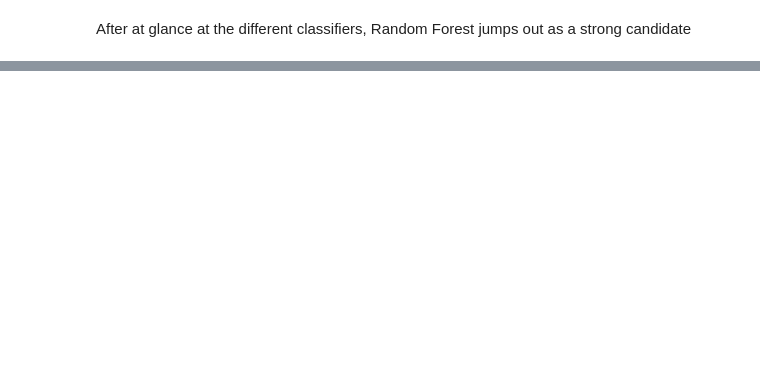
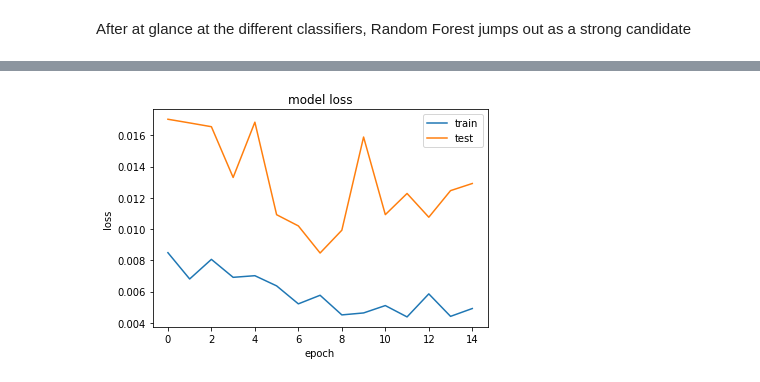
Before and after one commit to blane07/altantic-hurricane-paths, a Jupyter notebook: Model.ipynb, the cells around one changed output, grey strips where cells are left out. Saved outputs shown, nothing was run; the diff lists cells and outputs as text; code cells hidden in the pictures; blank space fills up the shorter version.

```diff
--- a/Model.ipynb
+++ b/Model.ipynb
@@ -24,8 +26,7 @@ df.drop('Unnamed: 0', axis=1, inplace=True)
 # %% [markdown]
 Set independent and dependent variables
 # %%
-df = df.sample(n=10000)
-ros = RandomOverSampler(random_state=42)
+# df = df.sample(5000)
 X = df.drop(['A', 'B', 'C', 'D', 'E', 'F', 'G', 'H', 'I', 'J', 'K'], axis=1)
 y = df[['A', 'B', 'C', 'D', 'E', 'F', 'G', 'H', 'I', 'J', 'K']]
 # %% [markdown]
@@ -121,0 +381,29 @@ metrics.f1_score(y_test.G, clf.predict(X_test))
+# %%
+zone = 'G'
+model = Sequential()
+input_units = Xtrain[zone].shape[1]
+hidden_units = input_units
+model.add(Dense(hidden_units,
+                input_dim=input_units,
+                activation='relu'))
+model.add(Dropout(0.4))
+
+model.add(Dense(hidden_units + 30,
+                activation='relu'))
+model.add(Dropout(0.2))
+
+model.add(Dense(12,
+                activation='relu'))
+
+model.add(Dense(1, activation='sigmoid'))
+# %%
+model.compile(loss='binary_crossentropy',
+              optimizer='Adam',
+              metrics=['accuracy'])
+# %%
+hist = model.fit(Xtrain[zone],
+                 ytrain[zone],
+                 validation_data=(Xtest[zone], ytest[zone]),
+                 epochs=15,
+                 batch_size=256,
+                 shuffle=True)
@@ -121,0 +428,11 @@ metrics.f1_score(y_test.G, clf.predict(X_test))
+# %%
+plt.figure()
+plt.plot(hist.history['loss'])
+plt.plot(hist.history['val_loss'])
+plt.title('model loss')
+plt.ylabel('loss')
+plt.xlabel('epoch')
+plt.legend(['train', 'test'], loc='best') ## I love this loc = 'best' command.
+plt.show()
+# %% [output]
+[figure, added]
```
Also changed, not shown: parts of 44 cells of this notebook.
